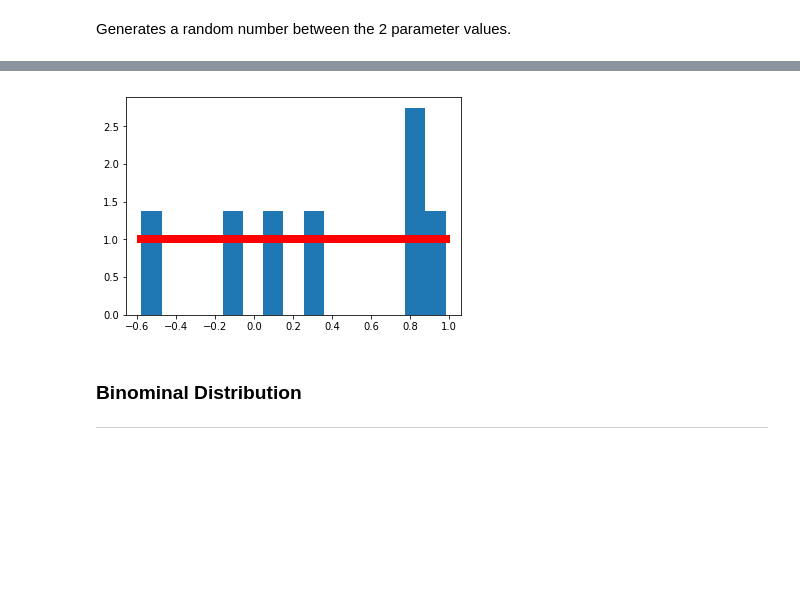
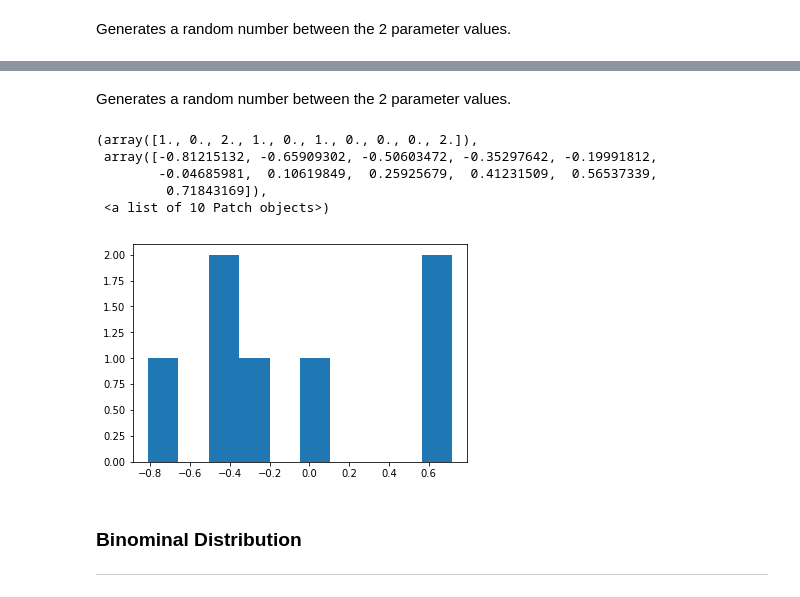
Before and after one commit to IvanMcGann/emergingTechAssignments, a Jupyter notebook: numpy-random.ipynb, the cells around one changed output, grey strips where cells are left out. Cells and saved outputs as stored; diff of their text form; code cells hidden in the pictures; blank space fills up the shorter version.

```diff
--- a/numpy-random.ipynb
+++ b/numpy-random.ipynb
@@ -125,11 +110,15 @@ np.random.uniform(1,4)
+# %% [markdown]
+Generates a random number between the 2 parameter values.
 # %%
 uniNum = np.random.uniform(-1,1,7)
+plt.hist(uniNum)
+# %% [output]
+(array([1., 0., 2., 1., 0., 1., 0., 0., 0., 2.]),
+ array([-0.81215132, -0.65909302, -0.50603472, -0.35297642, -0.19991812,
+        -0.04685981,  0.10619849,  0.25925679,  0.41231509,  0.56537339,
+         0.71843169]),
+ <a list of 10 Patch objects>)
+[figure, added]
-# %%
-count, bins, ignored = plt.hist(uniNum, 15, density=True)
-plt.plot(bins, np.ones_like(bins), linewidth=8, color='r')
-plt.show()
-# %% [output]
-[figure, removed]
 # %% [markdown]
 ### Binominal Distribution
 ***
```
Also changed, not shown: parts of 35 cells of this notebook, 1 other file.
